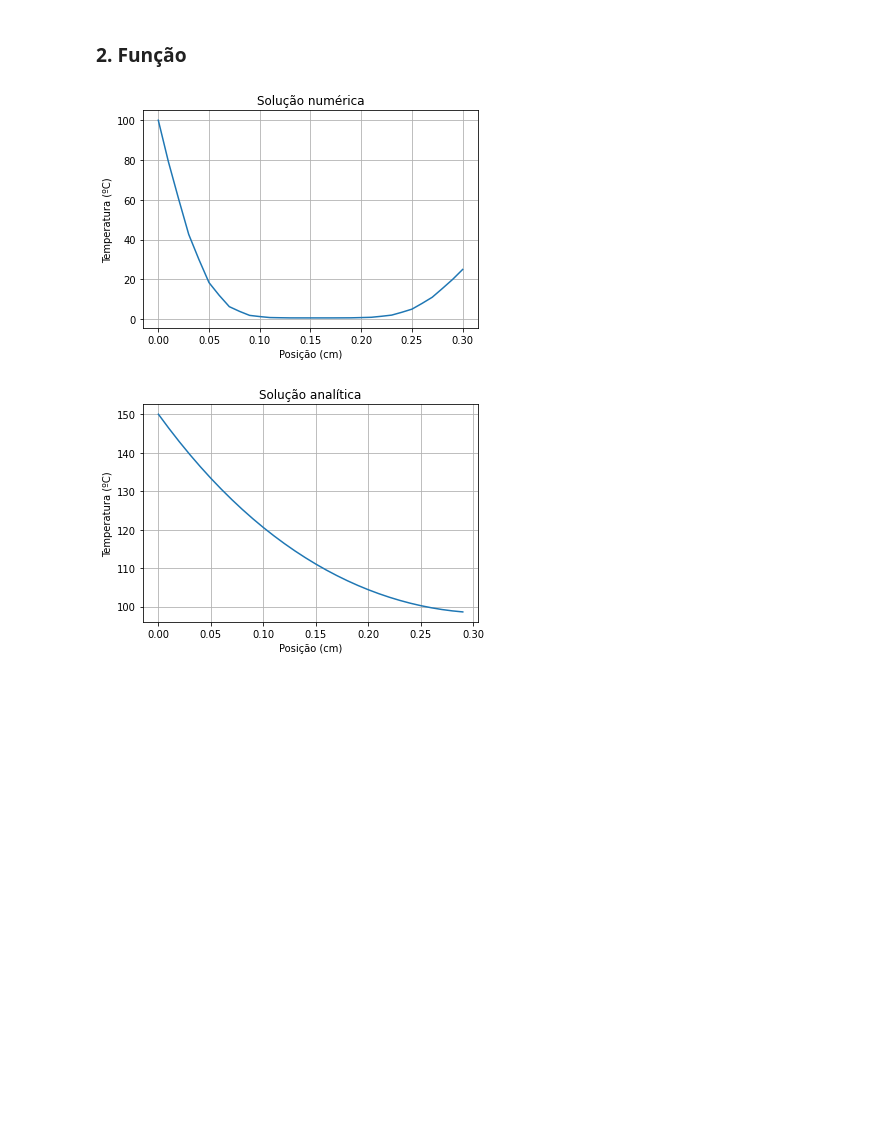
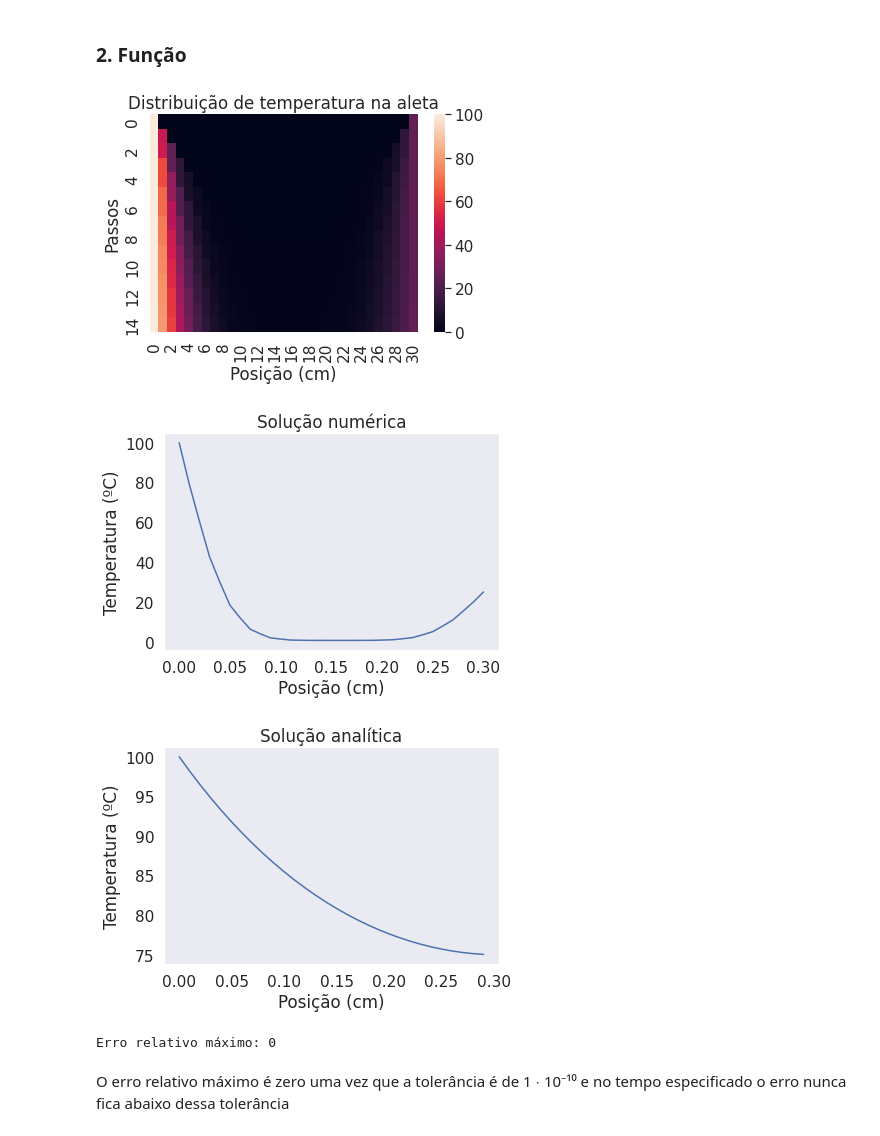
Before and after one commit to josermf2/APS2-MecSol, a Jupyter notebook: aps2-mecsol.ipynb, the cells around one changed output. Saved outputs shown, nothing was run; the diff lists cells and outputs as text; code cells hidden in the pictures; blank space fills up the shorter version.

```diff
--- a/aps2-mecsol.ipynb
+++ b/aps2-mecsol.ipynb
@@ -54,7 +56,7 @@ def CTA(p, cp, k, h, Tf, Tb, r, L, dx, tt):
     c = (h*perimetro)/(k*atr)
     alpha = k/(p*cp)
 
-    tol = 1*10e-10
+    tol = 1e-10
 
     # Delta T
     delta_t = (dx**2/(alpha*(c*dx**2 + 2)))*0.99
@@ -81,14 +83,21 @@ def CTA(p, cp, k, h, Tf, Tb, r, L, dx, tt):
         for i in range(1, num_nos-1):
             T[l+1, i] = T[l, i] + (cte/(dx**2))*(T[l, i+1] - 2*T[l, i] + T[l, i-1]) - (cte*c*(T[l, i] - Tf))
 
-            erro = (T[l+1, i] - T[l, i])/T[l+1, i]
+            err = (T[l+1, i] - T[l, i])/T[l+1, i]
 
-            lista.append(erro)
+            lista.append(err)
 
         if (max(lista) < tol):
             erro = max(lista)
-            ##break
+            break
 
+    df_T = pd.DataFrame(T, range(len(T)), range(len(T[0])))
+    sn.set(font_scale=1.4)
+    sn.heatmap(df_T, annot=False)
+    plt.title("Distribuição de temperatura na aleta")
+    plt.xlabel("Posição (cm)")
+    plt.ylabel("Passos")
+    plt.show()
 
     T = np.array(T[passos-1, :])
     x = np.linspace(0, L, num_nos)
@@ -96,34 +105,42 @@ def CTA(p, cp, k, h, Tf, Tb, r, L, dx, tt):
     plt.plot(x, T)
     plt.xlabel("Posição (cm)")
     plt.ylabel("Temperatura (ºC)")
     plt.title("Solução numérica")
     plt.grid()
     plt.show()
 
+
     # Comportamento analítico
     m = math.sqrt((h*perimetro)/(k*atr))
     v = h/(m*k)
     cosh_mL = math.cosh(m*L)
     senh_mL = math.sinh(m*L)
 
     lista_pos = np.arange(0, L, 0.01)
     lista_temp = []
     for x in lista_pos:
-        res = (math.cosh(m*(L - x)) + v*math.sinh(m*(L - x)))/(cosh_mL + v*senh_mL)
-        t = res*Tb + Tf
+        res = ((25/(Tb-Tf))*math.sinh(m*x)+math.sinh(m*(L-x)))/(senh_mL)
+        t = res*(Tb-Tf) + Tf
         lista_temp.append(t)
 
     plt.title("Solução analítica")
     plt.plot(lista_pos, lista_temp)
     plt.xlabel("Posição (cm)")
     plt.ylabel("Temperatura (ºC)")
     plt.grid()
     plt.show()
 
     return erro
 
 
 erro = CTA(2700, 896, 180, 50, 50, 100, 30/1000, 300/1000, 1e-2, 10)
 # %% [output]
-[figure, old version]
+[figure, new version]
-[figure, old version]
+[figure, new version]
+[figure, added]
+# %%
+print('Erro relativo máximo: {}'.format(erro))
+# %% [output]
+Erro relativo máximo: 0
+# %% [markdown]
+O erro relativo máximo é zero uma vez que a tolerância é de 1 $\cdot$ 10⁻¹⁰ e no tempo especificado o erro nunca fica abaixo dessa tolerância
```
Also changed, not shown: parts of 1 cell of this notebook.
